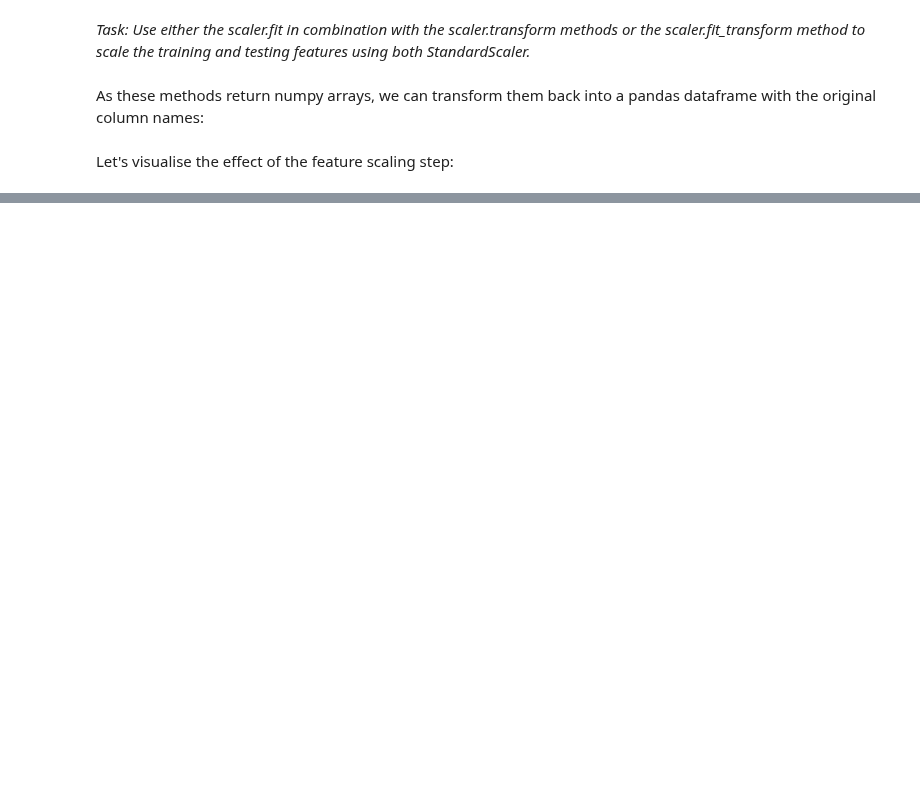
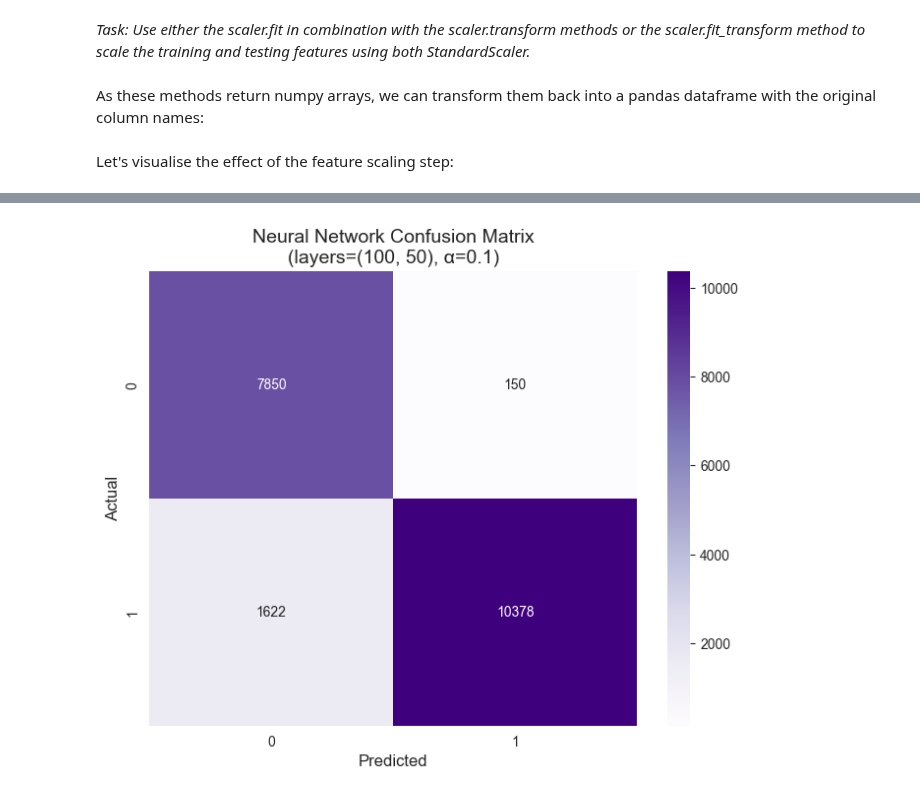
Before and after one commit to CompOmics/lsabd-machine-learning-tutorials, a Jupyter notebook: notebooks/4-classification-and-regression.ipynb, the cells around one changed output, grey strips where cells are left out. Saved outputs shown, nothing was run; the diff lists cells and outputs as text; code cells hidden in the pictures; blank space fills up the shorter version.

```diff
--- a/notebooks/4-classification-and-regression.ipynb
+++ b/notebooks/4-classification-and-regression.ipynb
@@ -177,0 +471,77 @@ Robbins awesome tutorial goes here
+# %%
+# Try different alpha values with fixed network architecture
+alpha_values = [0.0001, 0.001, 0.01, 0.1, 1.0]
+hidden_layers = (100, 50)
+
+train_accuracies_mlp = []
+val_accuracies_mlp = []
+
+best_alpha = None
+best_val_acc_mlp = 0.0
+
+print("\n1. Training Neural Network with different alpha values...")
+
+for alpha in alpha_values:
+    # Create and train model
+    model = MLPClassifier(
+        hidden_layer_sizes=hidden_layers,
+        alpha=alpha,
+        max_iter=500,
+        random_state=42,
+        early_stopping=True,
+        validation_fraction=0.1
+    )
+    model.fit(train_features_standardized, train_targets)
+
+    # Predict on training and validation sets
+    y_train_pred = model.predict(train_features_standardized)
+    y_val_pred = model.predict(validation_features_standardized)
+
+    # Calculate accuracies
+    train_acc = accuracy_score(train_targets, y_train_pred)
+    val_acc = accuracy_score(validation_targets, y_val_pred)
+
+    train_accuracies_mlp.append(train_acc)
+    val_accuracies_mlp.append(val_acc)
+
+    if val_acc > best_val_acc_mlp:
+        best_val_acc_mlp = val_acc
+        best_alpha = alpha
+
+    print(f"α = {alpha:.4f} | Train Accuracy: {train_acc:.4f} | Val Accuracy: {val_acc:.4f}")
+
+# Train final model on TRAIN + VALIDATION data
+print("\n2. Training final model on combined train+validation set...")
+final_mlp = MLPClassifier(
+    hidden_layer_sizes=hidden_layers,
+    alpha=best_alpha,
+    max_iter=500,
+    random_state=42,
+    early_stopping=True,
+    validation_fraction=0.1
+)
+final_mlp.fit(train_validation_features_standardized, train_validation_targets)
+
+# Evaluate on TEST set
+print("\n3. Final evaluation on test set...")
+test_pred_mlp = final_mlp.predict(test_features_standardized)
+test_accuracy_mlp = accuracy_score(test_targets, test_pred_mlp)
+
+print("FINAL NEURAL NETWORK RESULTS")
+print(f"Test Accuracy: {test_accuracy_mlp:.4f}")
+print(f"Number of iterations: {final_mlp.n_iter_}")
+print(f"Number of layers: {final_mlp.n_layers_}")
+print("\nClassification Report:")
+print(classification_report(test_targets, test_pred_mlp))
+
+# Confusion Matrix
+cm_mlp = confusion_matrix(test_targets, test_pred_mlp)
+plt.figure(figsize=(8, 6))
+sns.heatmap(cm_mlp, annot=True, fmt='d', cmap='Purples',
+            xticklabels=sorted(np.unique(test_targets)),
+            yticklabels=sorted(np.unique(test_targets)))
+plt.xlabel('Predicted', fontsize=12)
+plt.ylabel('Actual', fontsize=12)
+plt.title(f'Neural Network Confusion Matrix\n(layers={hidden_layers}, α={best_alpha})', fontsize=14)
+plt.show()
+# %% [output]
@@ -177,0 +565 @@ Robbins awesome tutorial goes here
+[figure, added]
```
Also changed, not shown: parts of 49 cells of this notebook, 1 other file.
